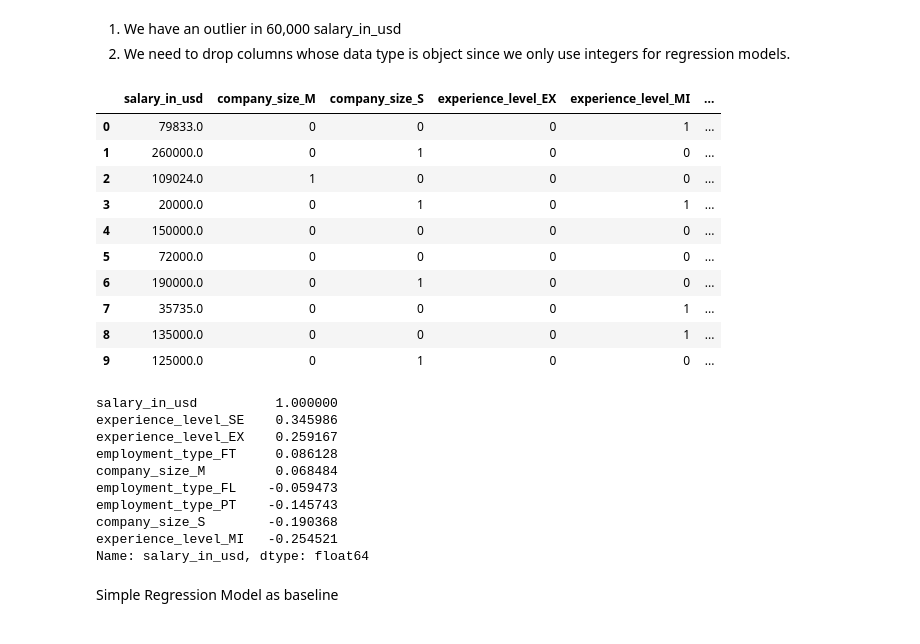
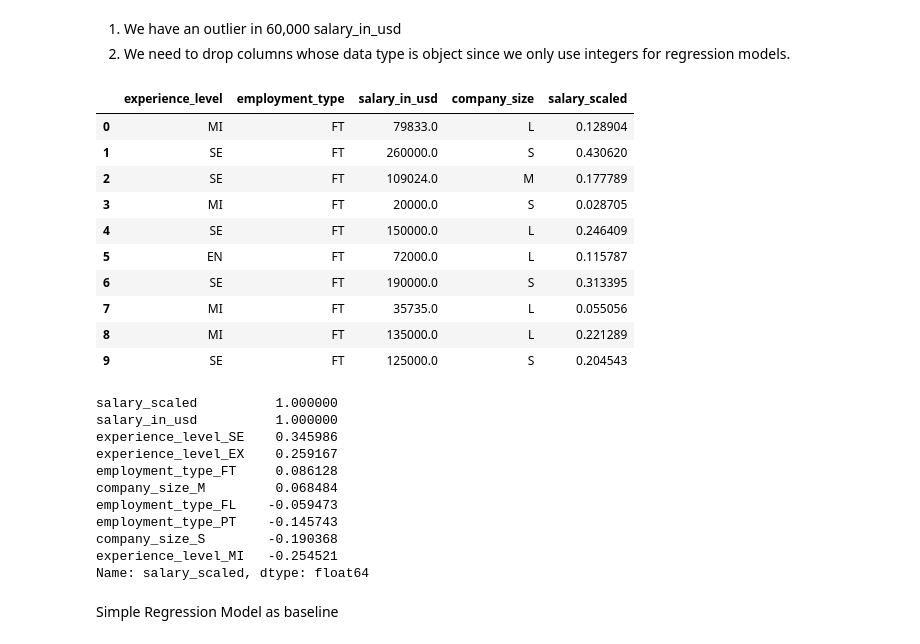
Before and after one commit to ed-gar-k/Phase-2-project, a Jupyter notebook: Untitled.ipynb, the cells around one changed output. Cells and saved outputs as stored; diff of their text form; code cells hidden in the pictures.

```diff
--- a/Untitled.ipynb
+++ b/Untitled.ipynb
@@ -515,3 +504,31 @@ ds_c = ds.drop(columns=columns_to_drop)
+# %%
+
+columns_to_drop = ['work_year', 'job_title', 'salary', 'salary_currency', 'employee_residence', 'remote_ratio', 'company_location']
+ds_c = ds.drop(columns=columns_to_drop)
+
+ds_c.head(10)
+
+def min_max_scaling(value, min_value, max_value):
+    return (value - min_value) / (max_value - min_value)
+
+salary_min = ds_c['salary_in_usd'].min()
+salary_max = ds_c['salary_in_usd'].max()
+
+ds_c['salary_scaled'] = ds_c['salary_in_usd'].apply(lambda x: min_max_scaling(x, salary_min, salary_max))
+
+ds_c.head(10)
+# %% [output]
+|  | experience_level | employment_type | salary_in_usd | company_size | salary_scaled |
+| 0 | MI | FT | 79833.0 | L | 0.128904 |
+| 1 | SE | FT | 260000.0 | S | 0.430620 |
+| 2 | SE | FT | 109024.0 | M | 0.177789 |
+| 3 | MI | FT | 20000.0 | S | 0.028705 |
+| 4 | SE | FT | 150000.0 | L | 0.246409 |
+| 5 | EN | FT | 72000.0 | L | 0.115787 |
+| 6 | SE | FT | 190000.0 | S | 0.313395 |
+| 7 | MI | FT | 35735.0 | L | 0.055056 |
+| 8 | MI | FT | 135000.0 | L | 0.221289 |
+| 9 | SE | FT | 125000.0 | S | 0.204543 |
 # %%
 ds_c['experience_level'] = ds_c['experience_level'].astype('category')
 ds_c['employment_type'] = ds_c['employment_type'].astype('category')
@@ -519,24 +536,12 @@ ds_c['company_size'] = ds_c['company_size'].astype('category')
 
 
 ds_e = pd.get_dummies(ds_c, columns=['company_size','experience_level','employment_type'], drop_first=True)
-ds_e.head(10)
-# %% [output]
-|  | salary_in_usd | company_size_M | company_size_S | experience_level_EX | experience_level_MI | ... |
-| 0 | 79833.0 | 0 | 0 | 0 | 1 | ... |
-| 1 | 260000.0 | 0 | 1 | 0 | 0 | ... |
-| 2 | 109024.0 | 1 | 0 | 0 | 0 | ... |
-| 3 | 20000.0 | 0 | 1 | 0 | 1 | ... |
-| 4 | 150000.0 | 0 | 0 | 0 | 0 | ... |
-| 5 | 72000.0 | 0 | 0 | 0 | 0 | ... |
-| 6 | 190000.0 | 0 | 1 | 0 | 0 | ... |
-| 7 | 35735.0 | 0 | 0 | 0 | 1 | ... |
-| 8 | 135000.0 | 0 | 0 | 0 | 1 | ... |
-| 9 | 125000.0 | 0 | 1 | 0 | 0 | ... |
 # %%
 correlation_matrix = ds_e.corr()
-salary_correlation = correlation_matrix['salary_in_usd'].sort_values(ascending=False)
+salary_correlation = correlation_matrix['salary_scaled'].sort_values(ascending=False)
 salary_correlation
 # %% [output]
+salary_scaled          1.000000
 salary_in_usd          1.000000
 experience_level_SE    0.345986
 experience_level_EX    0.259167
@@ -546,7 +551,7 @@ employment_type_FL    -0.059473
 employment_type_PT    -0.145743
 company_size_S        -0.190368
 experience_level_MI   -0.254521
-Name: salary_in_usd, dtype: float64
+Name: salary_scaled, dtype: float64
 # %% [markdown]
 Simple Regression Model as baseline
 # %%
```
Also changed, not shown: parts of 10 cells of this notebook.
